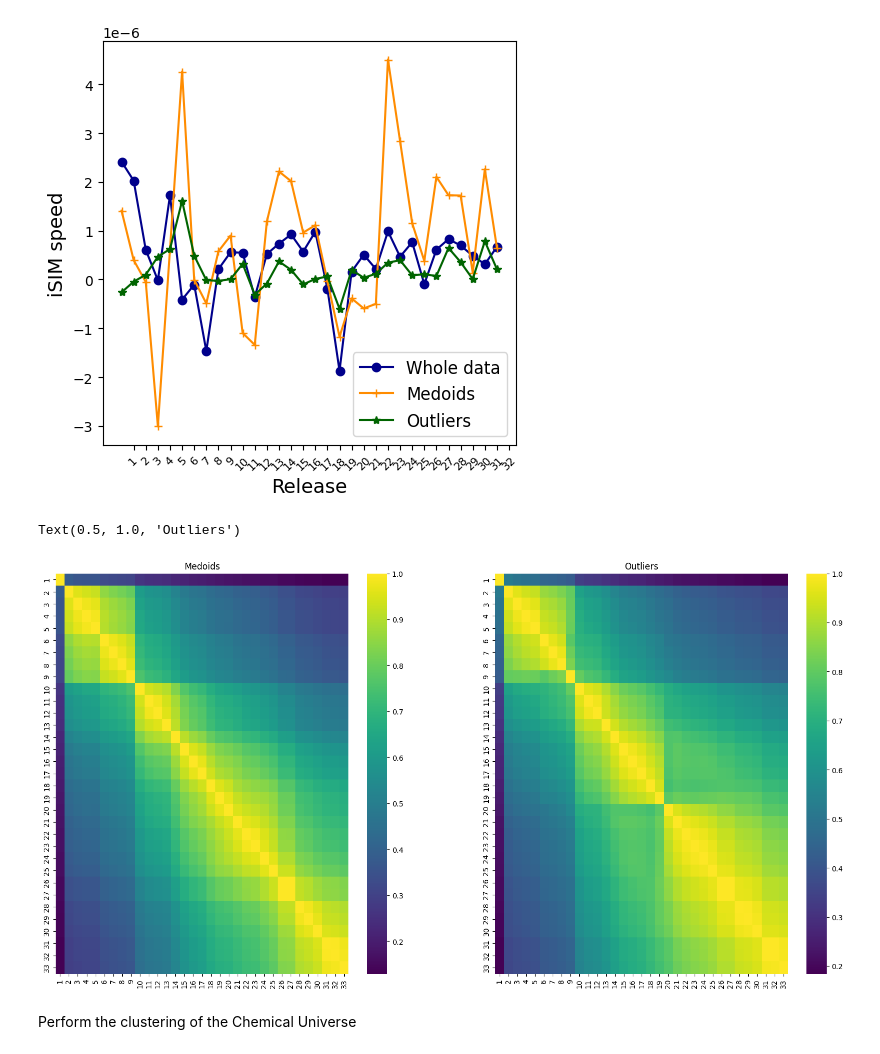
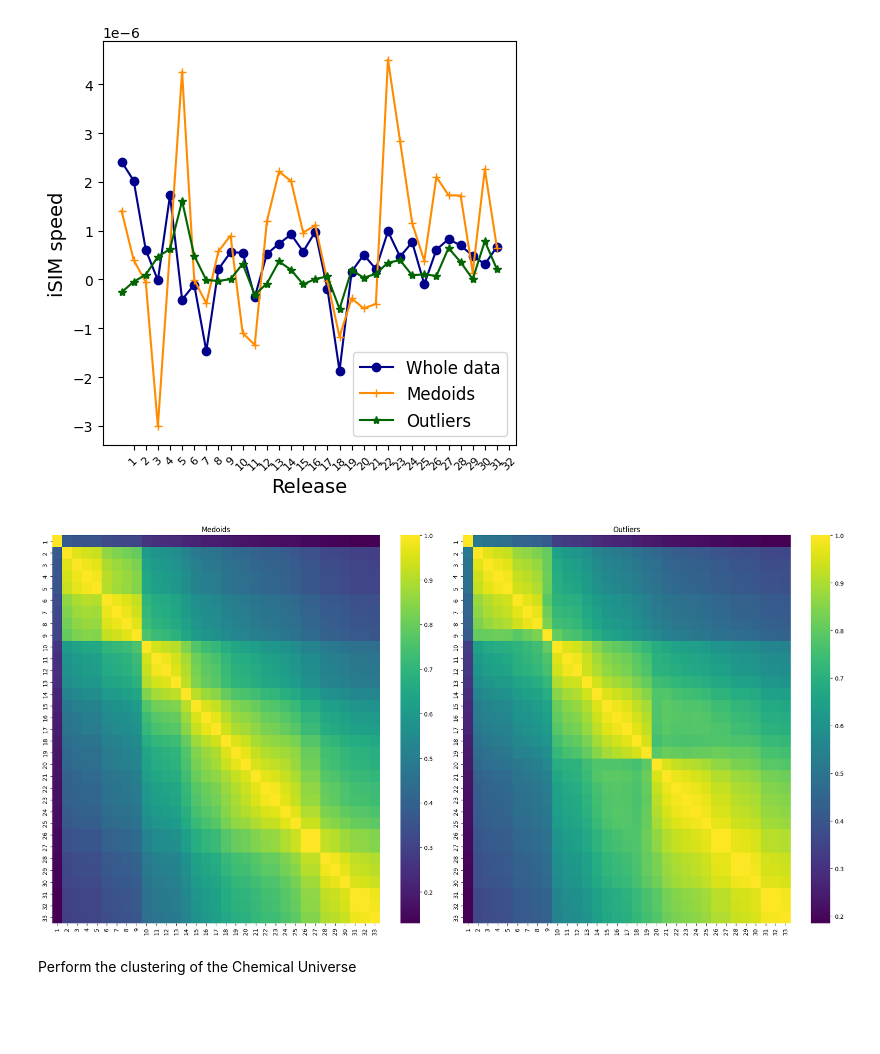
Before and after one commit to klopezperez/ChemUniverse, a Jupyter notebook: chem_universe.ipynb, the cells around one changed output. Cells and saved outputs as stored; diff of their text form; code cells hidden in the pictures; blank space fills up the shorter version.

```diff
--- a/chem_universe.ipynb
+++ b/chem_universe.ipynb
@@ -155,37 +155,38 @@ plt.show()
 universe_analysis['medoids'] = universe_analysis['medoids'].astype(str)
 universe_analysis['outliers'] = universe_analysis['outliers'].astype(str)
 universe_analysis['medoids'] = universe_analysis['medoids'].apply(ast.literal_eval)
 universe_analysis['outliers'] = universe_analysis['outliers'].apply(ast.literal_eval)
 
 medoids = universe_analysis['medoids'].tolist()
 outliers = universe_analysis['outliers'].tolist()
 
 # Create the Jaccard matrices
 medoids_jaccard = []
 outliers_jaccard = []
 for medoid_1, outlier_1 in zip(medoids, outliers):
     medoids_new_line = []
     outliers_new_line = []
     for medoid_2, outlier_2 in zip(medoids, outliers):
-        medoids_new_line.append(len(set(medoid_2).intersection(set(medoid_1)))/len(set(medoid_1).union(set(medoid_2))))
-        outliers_new_line.append(len(set(outlier_2).intersection(set(outlier_1)))/len(set(outlier_1).union(set(outlier_2))))
+        medoids_new_line.append(len(set(medoid_1).intersection(set(medoid_2)))/len(set(medoid_1).union(set(medoid_2))))
+        outliers_new_line.append(len(set(outlier_1).intersection(set(outlier_2)))/len(set(outlier_1).union(set(outlier_2))))
 
     medoids_jaccard.append(medoids_new_line)
     outliers_jaccard.append(outliers_new_line)
 
 medoids_jaccard = np.array(medoids_jaccard)
 outliers_jaccard = np.array(outliers_jaccard)
 
 fig, ax = plt.subplots(1, 2, figsize=(20, 10))
 
 heatmap(medoids_jaccard, ax=ax[0], cmap='viridis', xticklabels=universe_analysis['release'], yticklabels=universe_analysis['release'])
 ax[0].set_title('Medoids')
 
 heatmap(outliers_jaccard, ax=ax[1], cmap='viridis', xticklabels=universe_analysis['release'], yticklabels=universe_analysis['release'])
 ax[1].set_title('Outliers')
+
+plt.tight_layout()
 # %% [output]
-Text(0.5, 1.0, 'Outliers')
-[figure, old version]
+[figure, new version]
 # %% [markdown]
 Perform the clustering of the Chemical Universe
 # %%
```
